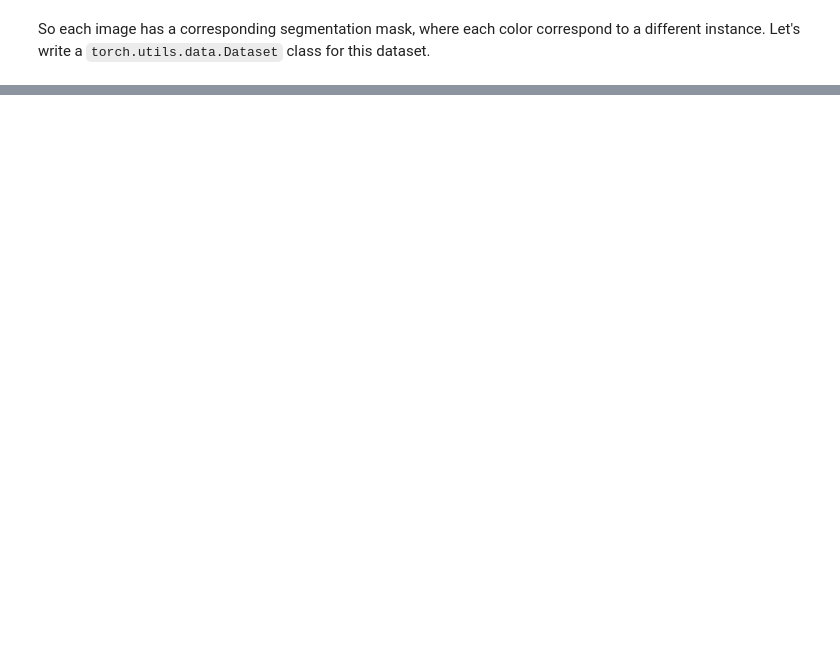
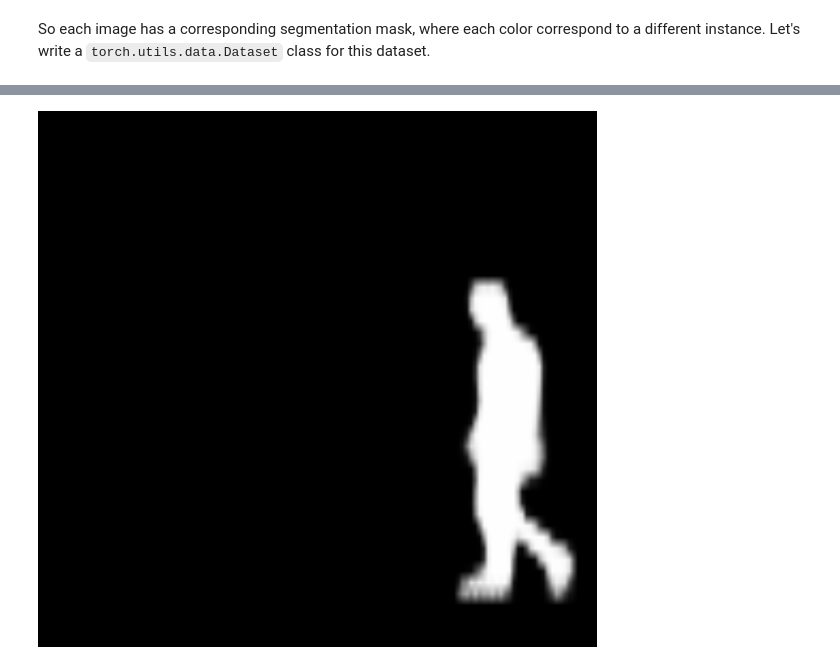
Before and after one commit to catwhiskers/distributed-maskrcnn-demo, a Jupyter notebook: torchvision_finetuning_instance_segmentation-sagemaker.ipynb, the cells around one changed output, grey strips where cells are left out. Cells and saved outputs as stored; diff of their text form; code cells hidden in the pictures; blank space fills up the shorter version.

```diff
--- a/torchvision_finetuning_instance_segmentation-sagemaker.ipynb
+++ b/torchvision_finetuning_instance_segmentation-sagemaker.ipynb
@@ -492,0 +314,4 @@ For a more complete example, which includes multi-machine / multi-gpu training,
+# %%
+Image.fromarray(prediction[0]['masks'][1, 0].mul(255).byte().cpu().numpy())
+# %% [output]
+[figure, added]
```
Also changed, not shown: parts of 36 cells of this notebook, 4 other files.
